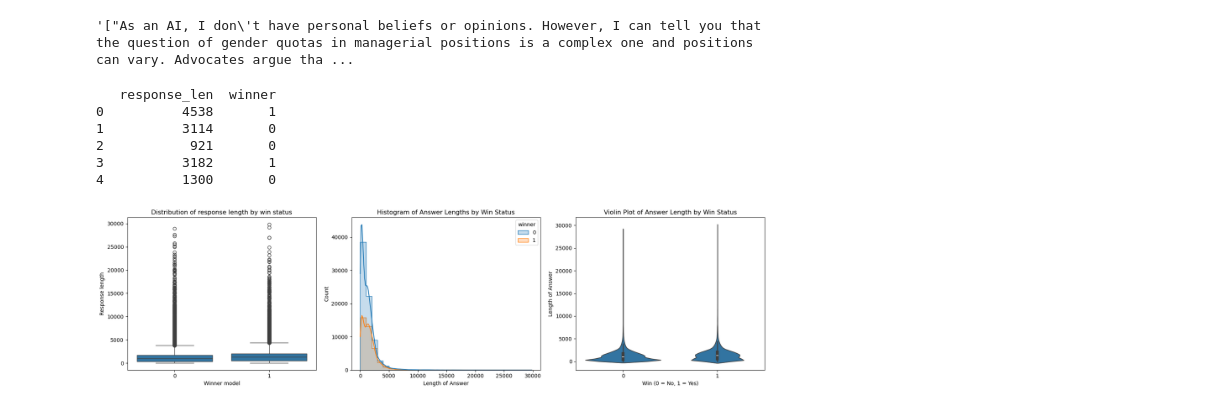
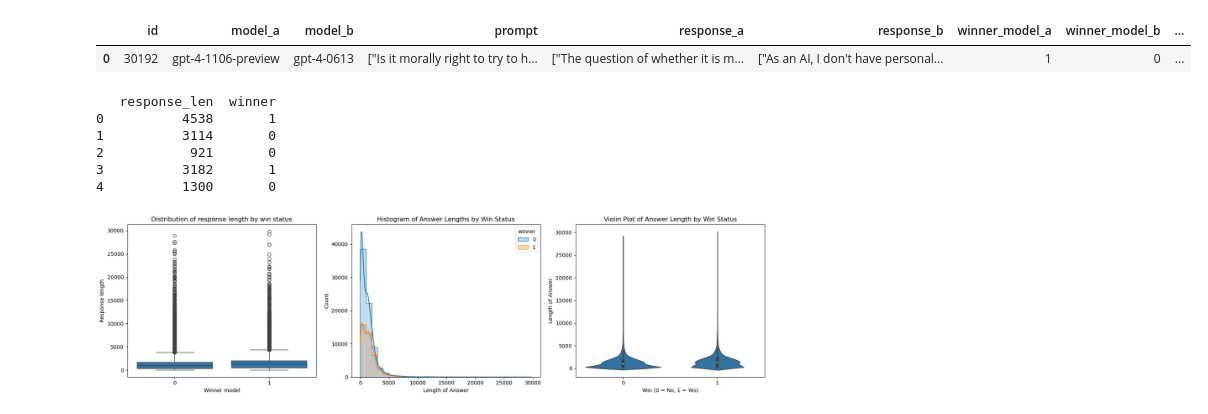
Before and after one commit to Ylanv/Kaggle-LLM-ClassficationFT, a Jupyter notebook: playground.ipynb, the cells around one changed output. Saved outputs shown, nothing was run; the diff lists cells and outputs as text; code cells hidden in the pictures.

```diff
--- a/playground.ipynb
+++ b/playground.ipynb
@@ -6,10 +6,11 @@ import seaborn as sns
 # %%
 path = "data/train.csv"
 df = pd.read_csv(path)
-df.head(5)
-df['response_b'].iloc[0]
+ex = df[df['id'] == 30192]
+ex.head()
 # %% [output]
-'["As an AI, I don\'t have personal beliefs or opinions. However, I can tell you that the question of gender quotas in managerial positions is a complex one and positions can vary. Advocates argue tha ...
+|  | id | model_a | model_b | prompt | response_a | response_b | winner_model_a | winner_model_b | ... |
+| 0 | 30192 | gpt-4-1106-preview | gpt-4-0613 | ["Is it morally right to try to h... | ["The question of whether it is m... | ["As an AI, I don't have personal... | 1 | 0 | ... |
 # %%
 # Display all model used in the dataset
 
```
